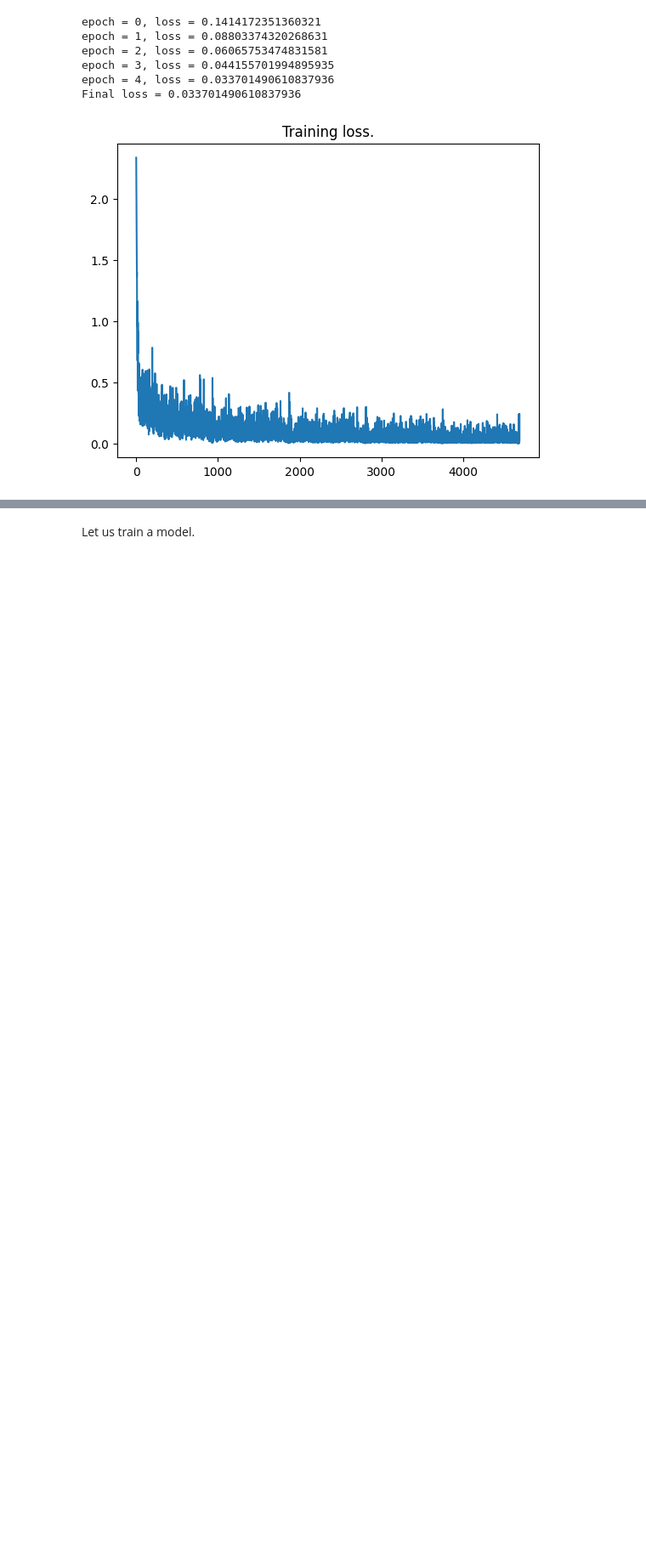
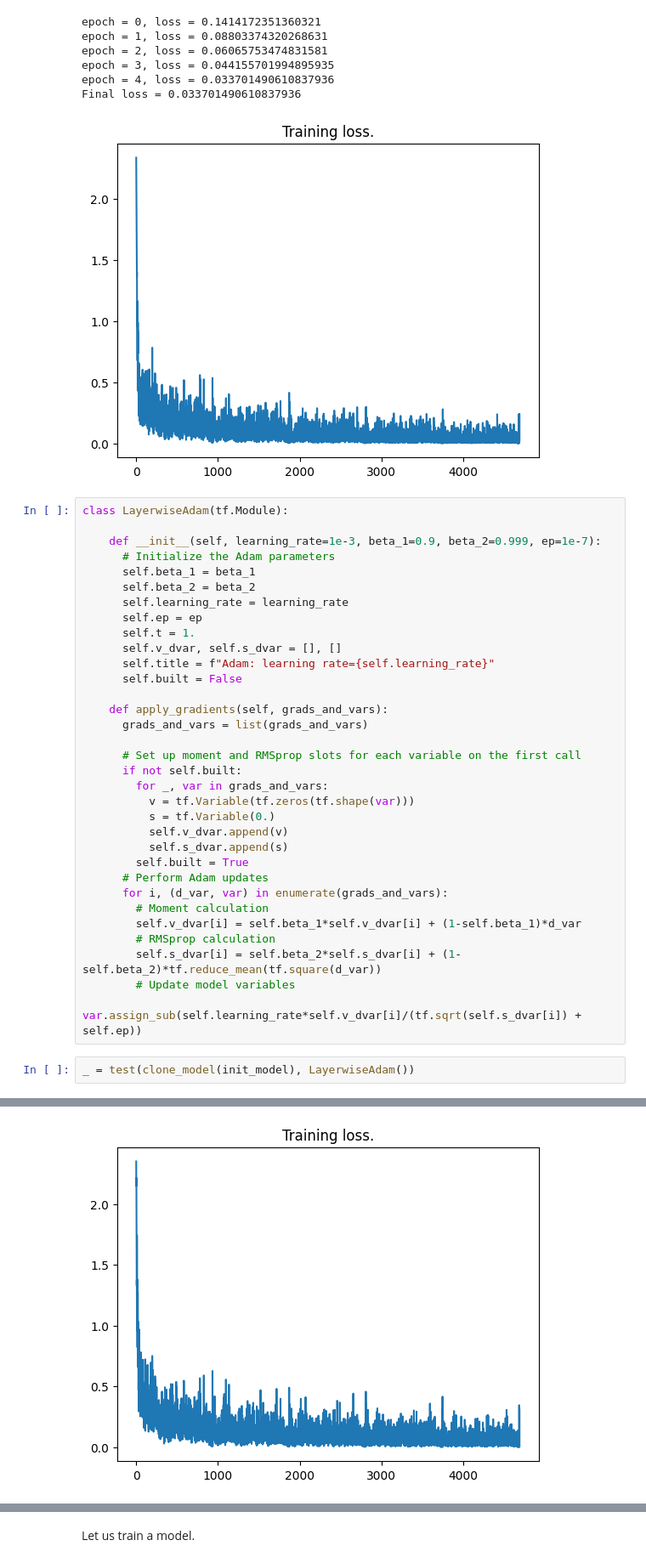
Before and after one commit to shuiruge/neural-network-notes, a Jupyter notebook: optimization-bb.ipynb, the cells around one changed output, grey strips where cells are left out. Shown at 85% size. Saved outputs shown, nothing was run; the diff lists cells and outputs as text; blank space fills up the shorter version.

```diff
--- a/optimization-bb.ipynb
+++ b/optimization-bb.ipynb
@@ -157,3 +160,39 @@ epoch = 3, loss = 0.044155701994895935
 epoch = 4, loss = 0.033701490610837936
 Final loss = 0.033701490610837936
 [figure]
+# %%
+class LayerwiseAdam(tf.Module):
+
+    def __init__(self, learning_rate=1e-3, beta_1=0.9, beta_2=0.999, ep=1e-7):
+      # Initialize the Adam parameters
+      self.beta_1 = beta_1
+      self.beta_2 = beta_2
+      self.learning_rate = learning_rate
+      self.ep = ep
+      self.t = 1.
+      self.v_dvar, self.s_dvar = [], []
+      self.title = f"Adam: learning rate={self.learning_rate}"
+      self.built = False
+
+    def apply_gradients(self, grads_and_vars):
+      grads_and_vars = list(grads_and_vars)
+
+      # Set up moment and RMSprop slots for each variable on the first call
+      if not self.built:
+        for _, var in grads_and_vars:
+          v = tf.Variable(tf.zeros(tf.shape(var)))
+          s = tf.Variable(0.)
+          self.v_dvar.append(v)
+          self.s_dvar.append(s)
+        self.built = True
+      # Perform Adam updates
+      for i, (d_var, var) in enumerate(grads_and_vars):
+        # Moment calculation
+        self.v_dvar[i] = self.beta_1*self.v_dvar[i] + (1-self.beta_1)*d_var
+        # RMSprop calculation
+        self.s_dvar[i] = self.beta_2*self.s_dvar[i] + (1-self.beta_2)*tf.reduce_mean(tf.square(d_var))
+        # Update model variables
+        var.assign_sub(self.learning_rate*self.v_dvar[i]/(tf.sqrt(self.s_dvar[i]) + self.ep))
+# %%
+_ = test(clone_model(init_model), LayerwiseAdam())
+# %% [output]
@@ -160,3 +205,4 @@ Final loss = 0.033701490610837936
+[figure, added]
 # %%
 class BBOptimizer(tf.Module):
 
```
Also changed, not shown: parts of 3 cells of this notebook.
